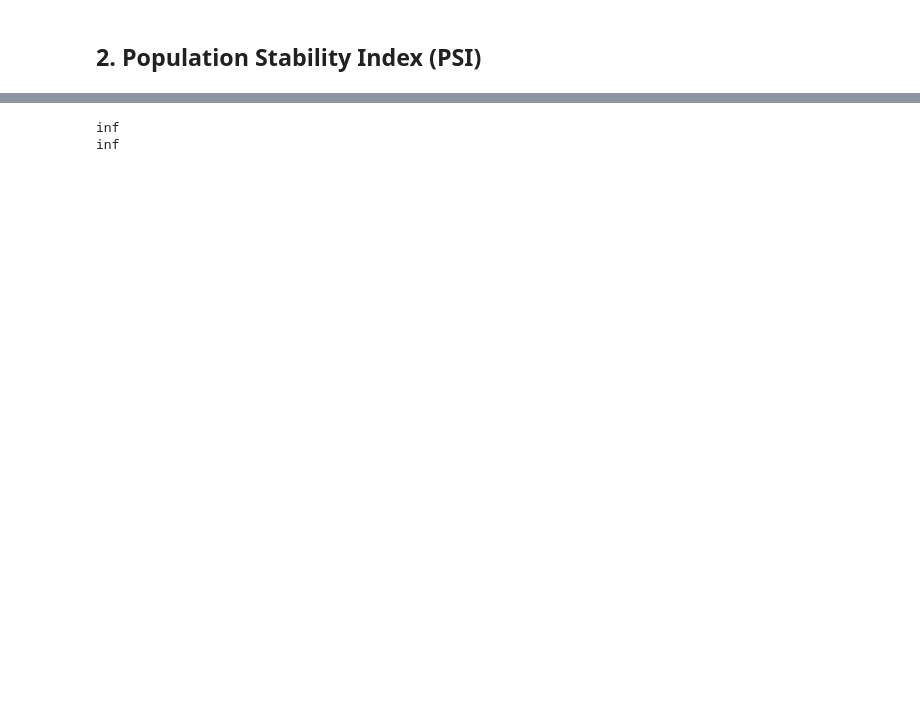
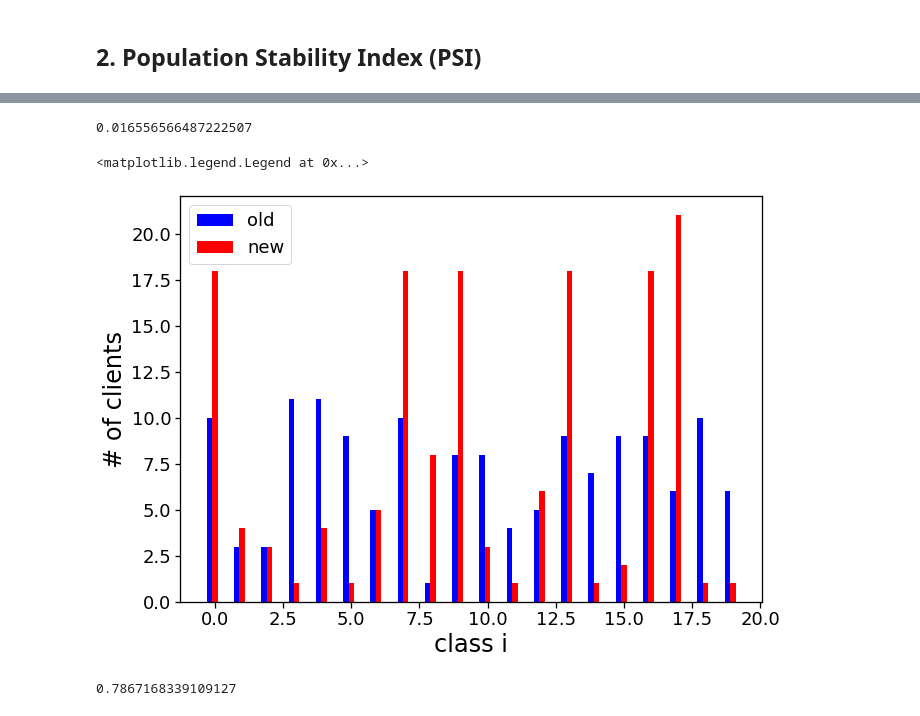
Before and after one commit to edwardjansen/Scoring, a Jupyter notebook: HHI.ipynb, the cells around one changed output, grey strips where cells are left out. Saved outputs shown, nothing was run; the diff lists cells and outputs as text; code cells hidden in the pictures; blank space fills up the shorter version.

```diff
--- a/HHI.ipynb
+++ b/HHI.ipynb
@@ -90,5 +133,4 @@ print(HHI(n_ppl))
 # %%
-############################################
 # PSI
 # code currently not robust against 0 ppl in bucket
 # proper implementation shld do smth like assigning at least 5% of obs to a bucket
@@ -101,25 +143,29 @@ def PSI(n_ppl_old, n_ppl_new):
     # compute PSI
     PSI = np.sum( (share_old - share_new) * (np.log(share_old) - np.log(share_new)) )
     return PSI
-
-# number of ppl per bucket + small change
-n_ppl_old = np.round(np.random.rand(20)*10, 0)
-n_ppl_new = n_ppl_old +  np.round(np.random.rand(20), 0) - np.round(np.random.rand(20), 0)
-print(PSI(n_ppl_old, n_ppl_new))
-
-# big change
-n_ppl_old = np.round(np.random.rand(20)*10, 0)
-n_ppl_new = n_ppl_old +  np.round(np.random.rand(20)*20, 0)
-print(PSI(n_ppl_old, n_ppl_new))
-
-# note from quora:
-# If PSI<= 0.1 indicates little change [no action required]
-# 0.1 - 0.25 is little change but to small to determine [still no action required]  # I doubt this seeing the example above ...
-# PSI> 0.25 is a significant shift [action required - merits further investigation]
-
-# comment client documentation
-# psi not well defined if either of the shares equals 0. Could be resolved by not summing over empty classes,
-# but this is bad practice if share_new is not equal to share old.
-# %% [output]
-inf
-inf
+# %%
+# number of ppl per bucket + small change
+n_ppl_old = np.round(np.random.rand(20)*10, 0) + 1 # + 1 so that we never have 0 ppl to insure stability
+n_ppl_new = n_ppl_old +  np.round(np.random.rand(20), 0) - np.round(np.random.rand(20), 0)
+print(PSI(n_ppl_old, n_ppl_new))
+# %% [output]
+0.016556566487222507
+# %%
+# plot population
+x = np.linspace(0, len(n_ppl_old)-1, len(n_ppl_old)).astype(int)
+plt.bar(x-0.2, n_ppl_old, width=0.2, color='b', align='center', label='old')
+plt.bar(x, n_ppl_new, width=0.2, color='r', align='center', label='new')
+plt.xlabel('class i')
+plt.ylabel('# of clients')
+plt.legend()
+# %% [output]
+<matplotlib.legend.Legend at 0x...>
+[figure, added]
+# %%
+# big change
+n_ppl_old = np.round(np.random.rand(20)*10, 0) + 1
+n_ppl_new = n_ppl_old +  np.round(np.random.rand(20)*20, 0) - np.round(np.random.rand(20)*20, 0)
+n_ppl_new[n_ppl_new <= 0] = 1 # because we cannot have negative number of clients in a class
+print(PSI(n_ppl_old, n_ppl_new))
+# %% [output]
+0.7867168339109127
```
Also changed, not shown: parts of 17 cells of this notebook.
